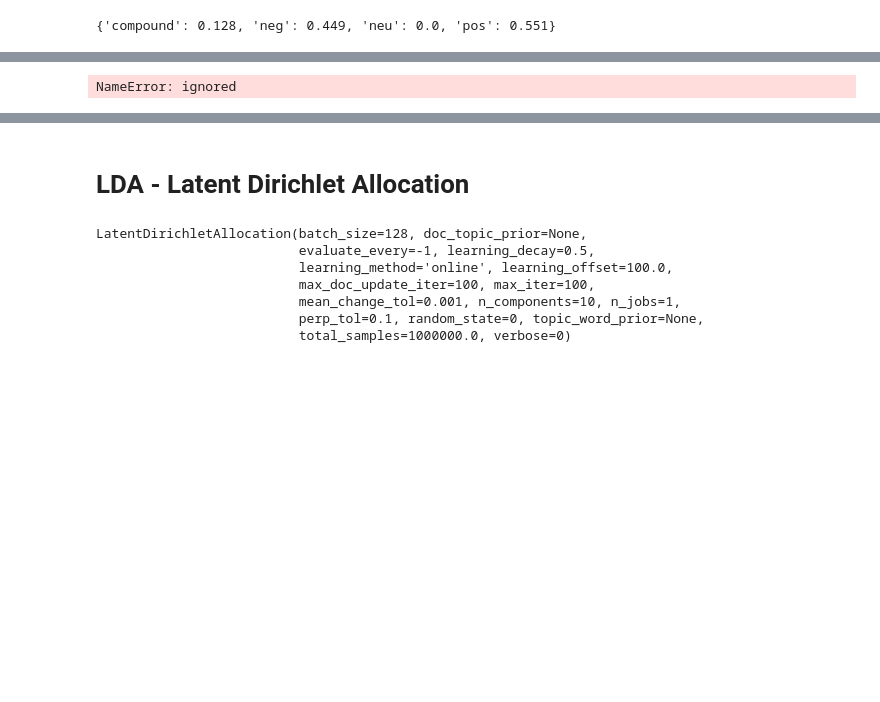
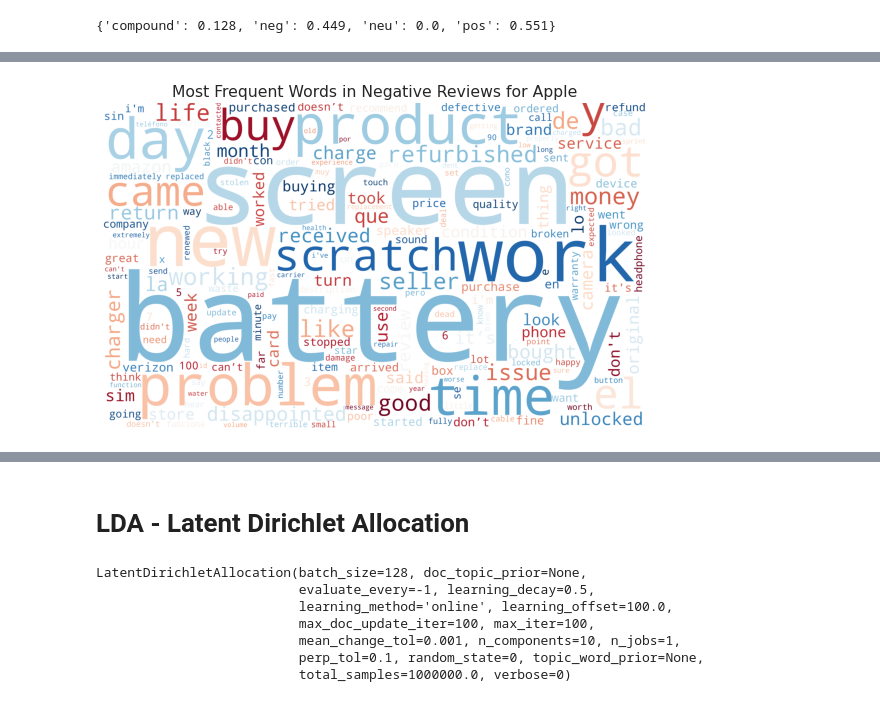
Before and after one commit to Vish4github/News-Category-Classification-using-Transfer-Learning, a Jupyter notebook: Amazon_Cell_Phone_Reviews.ipynb, the cells around one changed output, grey strips where cells are left out. Drawn from its saved outputs; the diff is of its cells as text; code cells hidden in the pictures; blank space fills up the shorter version.

```diff
--- a/Amazon_Cell_Phone_Reviews.ipynb
+++ b/Amazon_Cell_Phone_Reviews.ipynb
@@ -678,11 +693,11 @@ apple.head()
 # %%
-apple_neg = " ".join(apple[apple["positivity"]==-1]["clean_text"])
+apple_neg = " ".join(apple[apple["sentiment"]==-1]["clean_text"])
 apple_neg_word_freq = word_freq_dict(apple_neg)
 wordcloud = WordCloud(width=5000,
                       height=3000,
                       max_words=200,
                       colormap="RdBu",
                       background_color="white")
 wordcloud_from_frequency(apple_neg_word_freq, "Most Frequent Words in Negative Reviews for Apple")
 # %% [output]
-NameError: ignored
+[figure, added]
```
Also changed, not shown: parts of 23 cells of this notebook.
